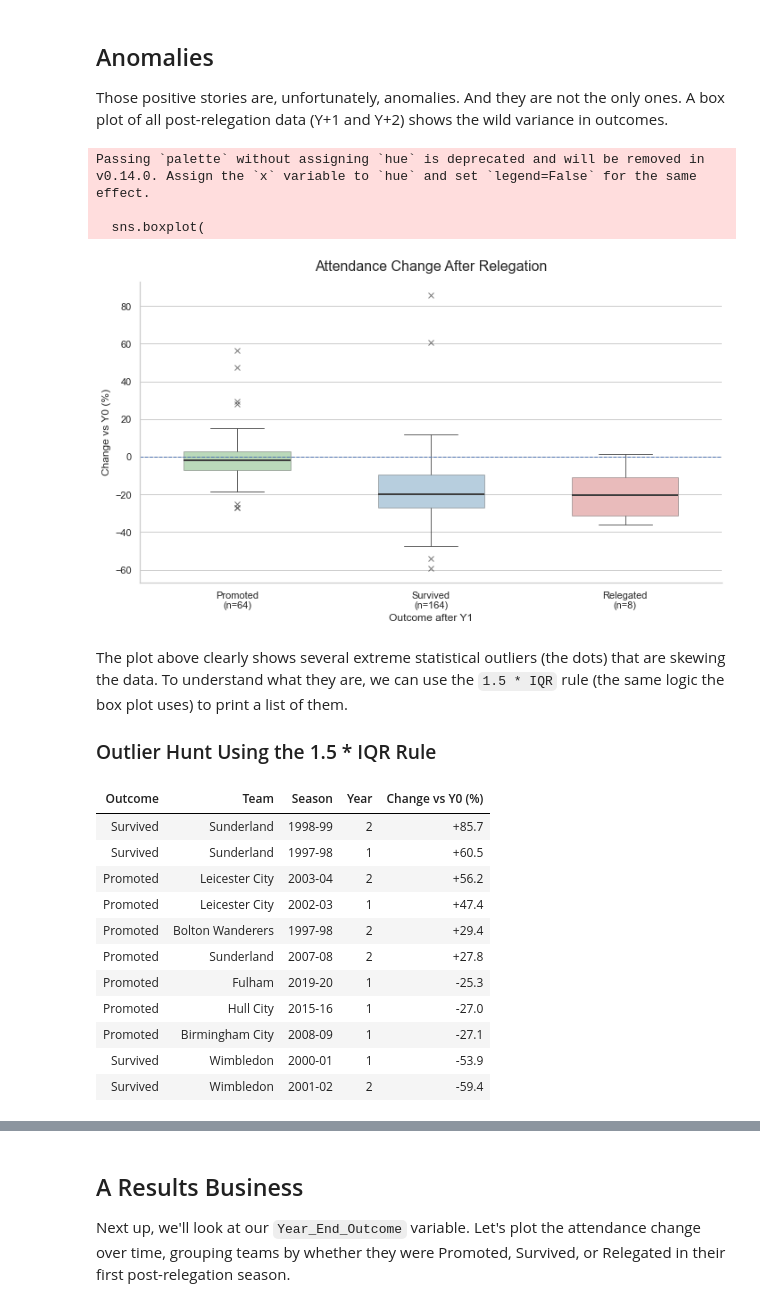
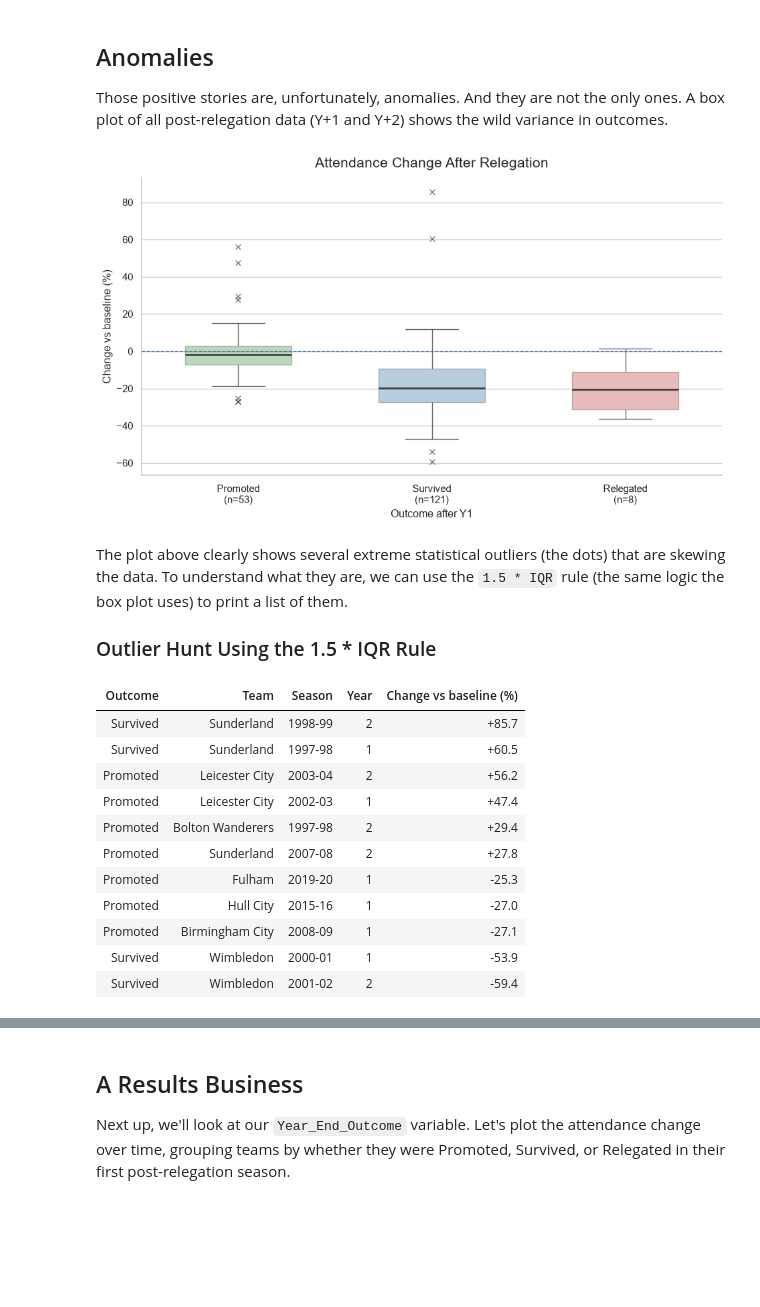
Before and after one commit to diggydigsdata/diggydigsdata.github.io, a Jupyter notebook: posts/post-relegation-attendance/index.ipynb, the cells around one changed output, grey strips where cells are left out. Drawn from its saved outputs; the diff is of its cells as text; code cells hidden in the pictures; blank space fills up the shorter version.

```diff
--- a/posts/post-relegation-attendance/index.ipynb
+++ b/posts/post-relegation-attendance/index.ipynb
@@ -277,45 +264,47 @@ palette = {
 
 plot_order = ["Promoted", "Survived", "Relegated"]
 
-df_boxplot_data = df_plot[df_plot["Year_vs_Relegation"].isin([1, 2])].copy()
-df_boxplot_data["Pct_Change_vs_Y0_Display"] = df_boxplot_data["Pct_Change_vs_Y0_Display"].astype(float)
+df_boxplot_data = df_plot.loc[df_plot["Year_vs_Relegation"].isin([1, 2])].dropna(
+    subset=["Outcome_Group", "Pct_Change_vs_Baseline_Display"]
+).copy()
+df_boxplot_data["Pct_Change_vs_Baseline_Display"] = df_boxplot_data["Pct_Change_vs_Baseline_Display"].astype(float)
 
 counts = df_boxplot_data["Outcome_Group"].value_counts()
 xlabels = [f"{g}\n(n={counts.get(g, 0)})" for g in plot_order]
 
 sns.set_theme(style="whitegrid")
 fig, ax = plt.subplots(figsize=(10, 6))
 
 sns.boxplot(
     data=df_boxplot_data,
     x="Outcome_Group",
-    y="Pct_Change_vs_Y0_Display",
+    y="Pct_Change_vs_Baseline_Display",
     order=plot_order,
+    hue="Outcome_Group",
+    hue_order=plot_order,
     palette=palette,
+    legend=False,
     width=0.55,
     showfliers=True,
     flierprops=dict(marker="x", markersize=6, alpha=0.7),  # neutral ×
     boxprops=dict(alpha=0.35),
     whiskerprops=dict(alpha=0.8),
     capprops=dict(alpha=0.8),
     medianprops=dict(linewidth=2),
     ax=ax,
 )
 
 ax.axhline(0, linestyle="--", linewidth=1)
 ax.set_title("Attendance Change After Relegation", fontsize=16, pad=12)
 ax.set_xlabel("Outcome after Y1")
-ax.set_ylabel("Change vs Y0 (%)")
-ax.set_xticklabels(xlabels)
+ax.set_ylabel("Change vs baseline (%)")
+ax.set_xticks(range(len(plot_order)), labels=xlabels)
 
 sns.despine(ax=ax)
 plt.tight_layout()
 plt.show()
 # %% [output]
-Passing `palette` without assigning `hue` is deprecated and will be removed in v0.14.0. Assign the `x` variable to `hue` and set `legend=False` for the same effect.
-
-  sns.boxplot(
-[figure, old version]
+[figure, new version]
 # %% [markdown]
 The plot above clearly shows several extreme statistical outliers (the dots) that are skewing the data. To understand what they are, we can use the `1.5 * IQR` rule (the same logic the box plot uses) to print a list of them.
 
@@ -324,8 +313,10 @@ The plot above clearly shows several extreme statistical outliers (the dots) tha
 #| output: true
 #| echo: false
 
-df_hunt = df_plot[df_plot['Year_vs_Relegation'].isin([1, 2])].copy()
-df_hunt['Pct_Change_vs_Y0_Display'] = df_hunt['Pct_Change_vs_Y0_Display'].astype(float)
+df_hunt = df_plot.loc[df_plot['Year_vs_Relegation'].isin([1, 2])].dropna(
+    subset=['Outcome_Group', 'Pct_Change_vs_Baseline_Display']
+).copy()
+df_hunt['Pct_Change_vs_Baseline_Display'] = df_hunt['Pct_Change_vs_Baseline_Display'].astype(float)
 
 rows = []
 for group in ['Promoted', 'Survived', 'Relegated']:
@@ -333,45 +324,45 @@ for group in ['Promoted', 'Survived', 'Relegated']:
     if group_df.empty:
         continue
 
-    q1 = group_df['Pct_Change_vs_Y0_Display'].quantile(0.25)
-    q3 = group_df['Pct_Change_vs_Y0_Display'].quantile(0.75)
+    q1 = group_df['Pct_Change_vs_Baseline_Display'].quantile(0.25)
+    q3 = group_df['Pct_Change_vs_Baseline_Display'].quantile(0.75)
     iqr = q3 - q1
     lower = q1 - 1.5 * iqr
     upper = q3 + 1.5 * iqr
 
     outliers = group_df[
-        (group_df['Pct_Change_vs_Y0_Display'] < lower) |
-        (group_df['Pct_Change_vs_Y0_Display'] > upper)
+        (group_df['Pct_Change_vs_Baseline_Display'] < lower) |
+        (group_df['Pct_Change_vs_Baseline_Display'] > upper)
     ].copy()
 
     if outliers.empty:
         continue
 
     # Build a reader-friendly slice (no IDs, no bounds)
-    cols = ['Team', 'Season', 'Year_vs_Relegation', 'Pct_Change_vs_Y0_Display']
+    cols = ['Team', 'Season', 'Year_vs_Relegation', 'Pct_Change_vs_Baseline_Display']
     outliers = outliers[cols]
     outliers.insert(0, 'Outcome_Group', group)
 
     rows.append(outliers)
 
 outliers_table = pd.concat(rows, ignore_index=True) if rows else pd.DataFrame(
-    columns=['Outcome_Group', 'Team', 'Season', 'Year_vs_Relegation', 'Pct_Change_vs_Y0_Display']
+    columns=['Outcome_Group', 'Team', 'Season', 'Year_vs_Relegation', 'Pct_Change_vs_Baseline_Display']
 )
 
 outliers_table = outliers_table.sort_values(
-    by='Pct_Change_vs_Y0_Display',
+    by='Pct_Change_vs_Baseline_Display',
     ascending=False
 )
 
 outliers_table.rename(columns={
     'Outcome_Group': 'Outcome',
     'Year_vs_Relegation': 'Year',
-    'Pct_Change_vs_Y0_Display': 'Change vs Y0 (%)'
+    'Pct_Change_vs_Baseline_Display': 'Change vs baseline (%)'
 }).style.format({
-    'Change vs Y0 (%)': '{:+.1f}'
+    'Change vs baseline (%)': '{:+.1f}'
 }).hide(axis='index')
 # %% [output]
-| Outcome | Team | Season | Year | Change vs Y0 (%) |
+| Outcome | Team | Season | Year | Change vs baseline (%) |
 | Survived | Sunderland | 1998-99 | 2 | +85.7 |
 | Survived | Sunderland | 1997-98 | 1 | +60.5 |
 | Promoted | Leicester City | 2003-04 | 2 | +56.2 |
```
Also changed, not shown: parts of 16 cells of this notebook, 47 other files.
